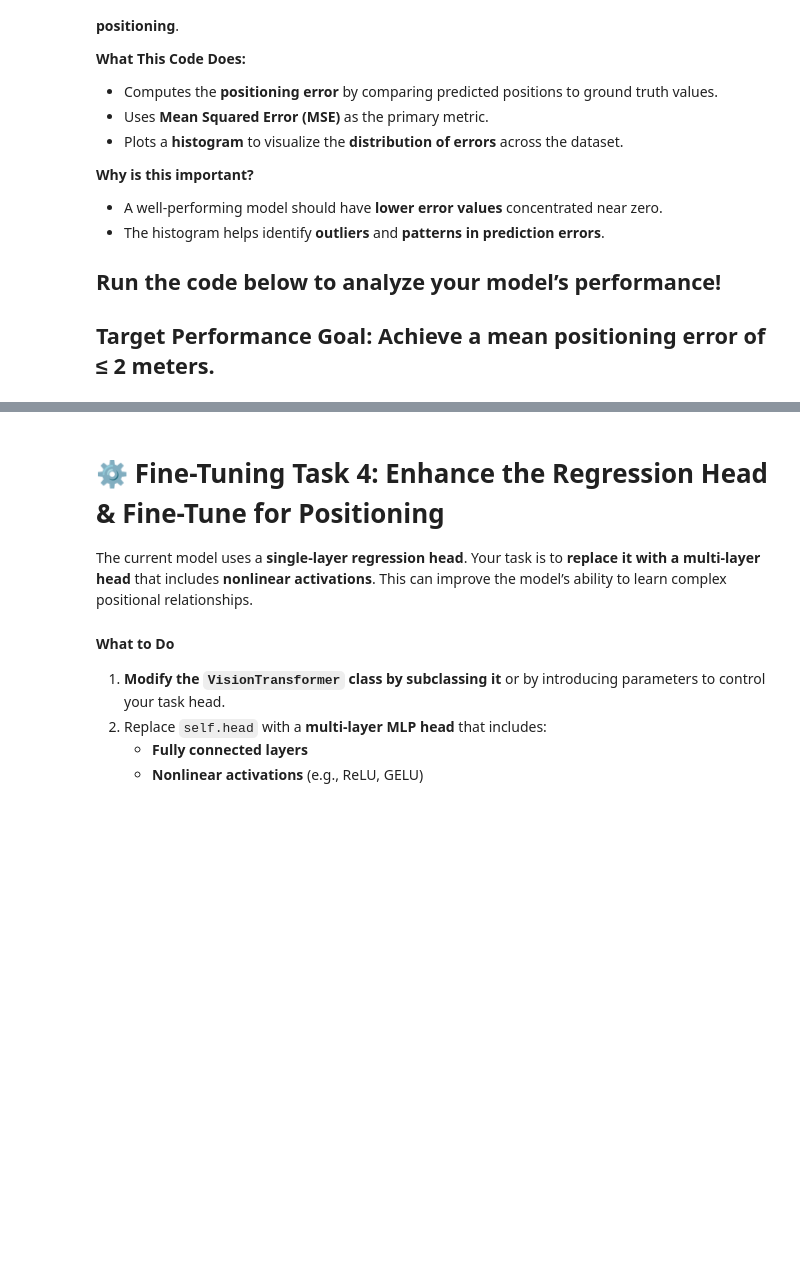
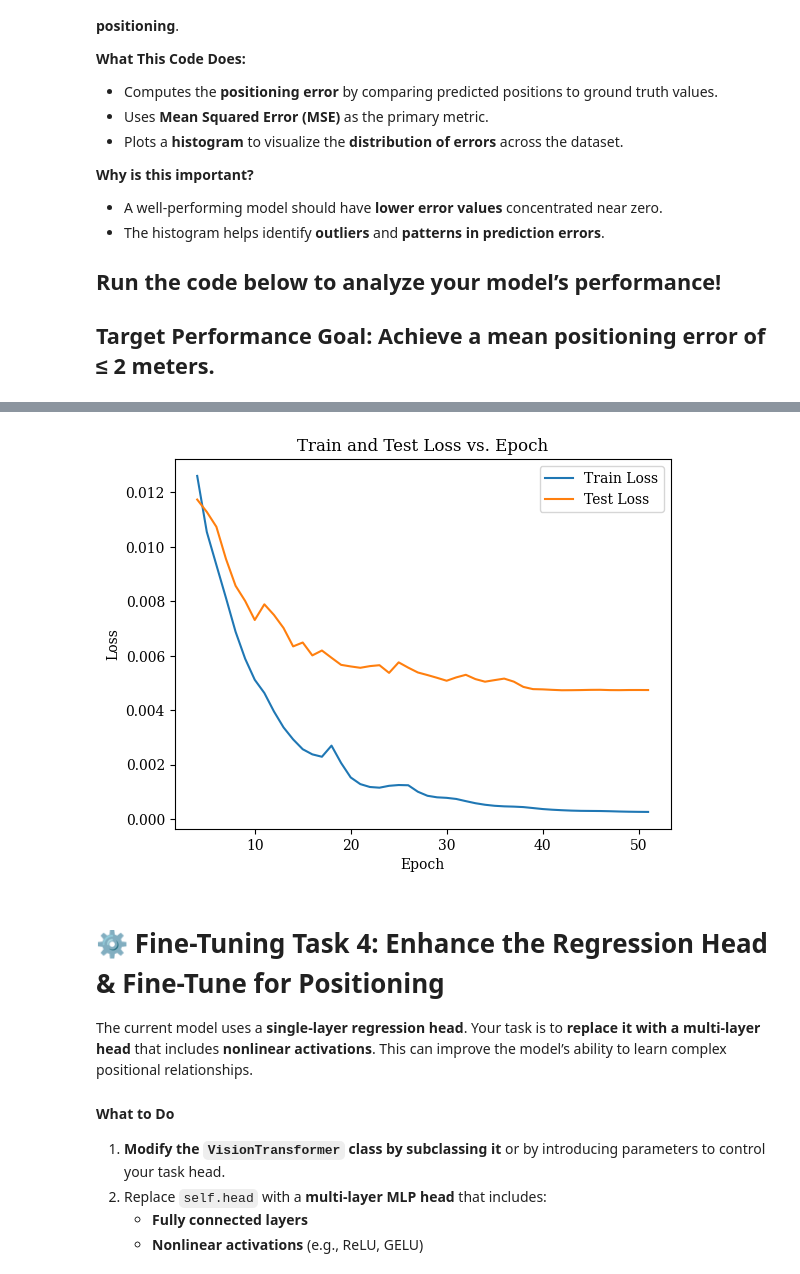
Before and after one commit to levisawatz/511_lab2, a Jupyter notebook: ENDG511_LAB_2_Notebook_LATEST_VERSION.ipynb, the cells around one changed output, grey strips where cells are left out. Saved outputs shown, nothing was run; the diff lists cells and outputs as text; code cells hidden in the pictures; blank space fills up the shorter version.

```diff
--- a/ENDG511_LAB_2_Notebook_LATEST_VERSION.ipynb
+++ b/ENDG511_LAB_2_Notebook_LATEST_VERSION.ipynb
@@ -1989,16 +1994,16 @@ task_type = "regression"
 device = torch.device('cuda' if torch.cuda.is_available() else 'cpu')
 train_test_split = 0.8
 batch_size = 64
-num_workers = 0
+num_workers = 0####
 frozen_blocks = 11  # Foundation Model Frozen Blocks (1 to 12)
 label_smoothing = 0
 lr = 2e-4
-weight_decay = 0.1
+weight_decay = 0.05
 layer_decay = 0.75
 model_size = 'small'
-epochs = 6
-warmup_epochs = 0
-output_dir = cwd+r'\checkpoints\pos_5g_dk'
+epochs = 51
+warmup_epochs = 7
+output_dir = cwd+r'/checkpoints/pos_5g'
 
 if not os.path.exists(output_dir):
     os.makedirs(output_dir)
@@ -2006,10 +2011,10 @@ if not os.path.exists(output_dir):
 ## Dataset Preparation and Model Initialization
 # %%
 # Load dataset
-data_dir5g = data_root_dir+r"\5g_positioning"
+data_dir5g = data_root_dir+r"/5g_positioning"
 print(data_dir5g)
 dataset = Positioning5G(Path(data_dir5g))  # Update path if needed
-checkpoint_path = Path(cwd+r'\checkpoints\pretrained_small_75.pth')  # Update if
+checkpoint_path = Path(cwd+r'/checkpoints/pretrained_small_75.pth')  # Update if
 
 
 # Set random seed for reproducibility
@@ -2085,10 +2090,10 @@ Criterion: MSELoss()
 # %% [markdown]
 ## Start Finetuning
 # %%
-load_state = model.load_model(r'C:\Git_repos\ENDG 511\511_lab2\checkpoints\pos_5g_dk\checkpoint-b-0.pth')
-param_groups = param_groups_lrd(model, weight_decay, layer_decay=layer_decay)
-optimizer = torch.optim.AdamW(param_groups, lr=lr)
-print(load_state)
+# load_state = model.load_model(r'C:\Git_repos\ENDG 511\511_lab2\checkpoints\pos_5g_dk\checkpoint-b-0.pth')
+# param_groups = param_groups_lrd(model, weight_decay, layer_decay=layer_decay)
+# optimizer = torch.optim.AdamW(param_groups, lr=lr)
+# print(load_state)
 # %% [output]
 <All keys matched successfully>
 # %%
@@ -2096,19 +2101,22 @@ print(f"Starting training for {epochs} epochs...")
 start_time = time.time()
 max_accuracy = 0.0
 min_error = math.inf
-
+test_loss = []
+train_loss = []
 for epoch in range(epochs):
     # Train for one epoch
     train_stats = train_one_epoch(model, criterion, data_loader_train, optimizer, device, epoch,
                                   warmup_epochs, lr, loss_scaler, task_type)
+    train_loss.append(train_stats['loss'])
 
+    # Ev
     # Save model checkpoint every 10 epochs
-    if output_dir:# and epoch % 2 == 0:
+    if output_dir and epoch % 10 == 0:
         model.save_model(os.path.join(output_dir, f'checkpoint-c-{epoch}.pth'))
 
     # Evaluate the model
     test_stats = evaluate(data_loader_val, model, criterion, device, task_type)
-
+    test_loss.append(test_stats['loss'])
     # Log accuracy
     print(f"Error on {len(dataset_val)} test samples: {test_stats['loss']:.3f}%")
     min_error = min(min_error, test_stats["loss"])
@@ -2286,3 +2278,17 @@ RuntimeError: Numpy is not available
+# %%
+# prompt: plot train_loss and test_loss vs epoch
+N = 3
+
+# Assuming train_loss and test_loss are lists containing the loss values for each epoch
+plt.plot(range(1+N, len(train_loss) + 1), train_loss[N:], label='Train Loss')
+plt.plot(range(1+N, len(test_loss) + 1), test_loss[N:], label='Test Loss')
+plt.xlabel('Epoch')
+plt.ylabel('Loss')
+plt.title('Train and Test Loss vs. Epoch')
+plt.legend()
+plt.show()
+# %% [output]
+[figure, added]
 # %% [markdown]
 # ⚙️ **Fine-Tuning Task 4: Enhance the Regression Head & Fine-Tune for Positioning**
 
```
Also changed, not shown: parts of 9 cells of this notebook.
